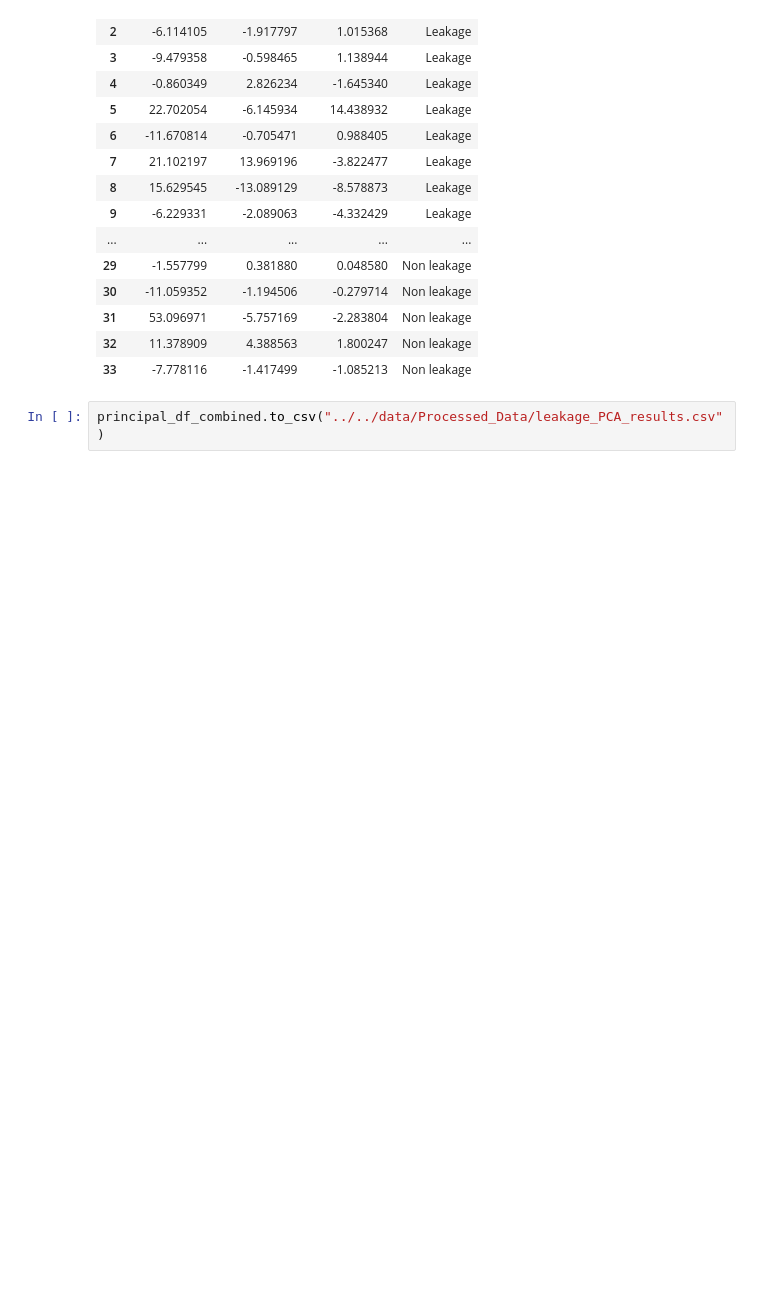
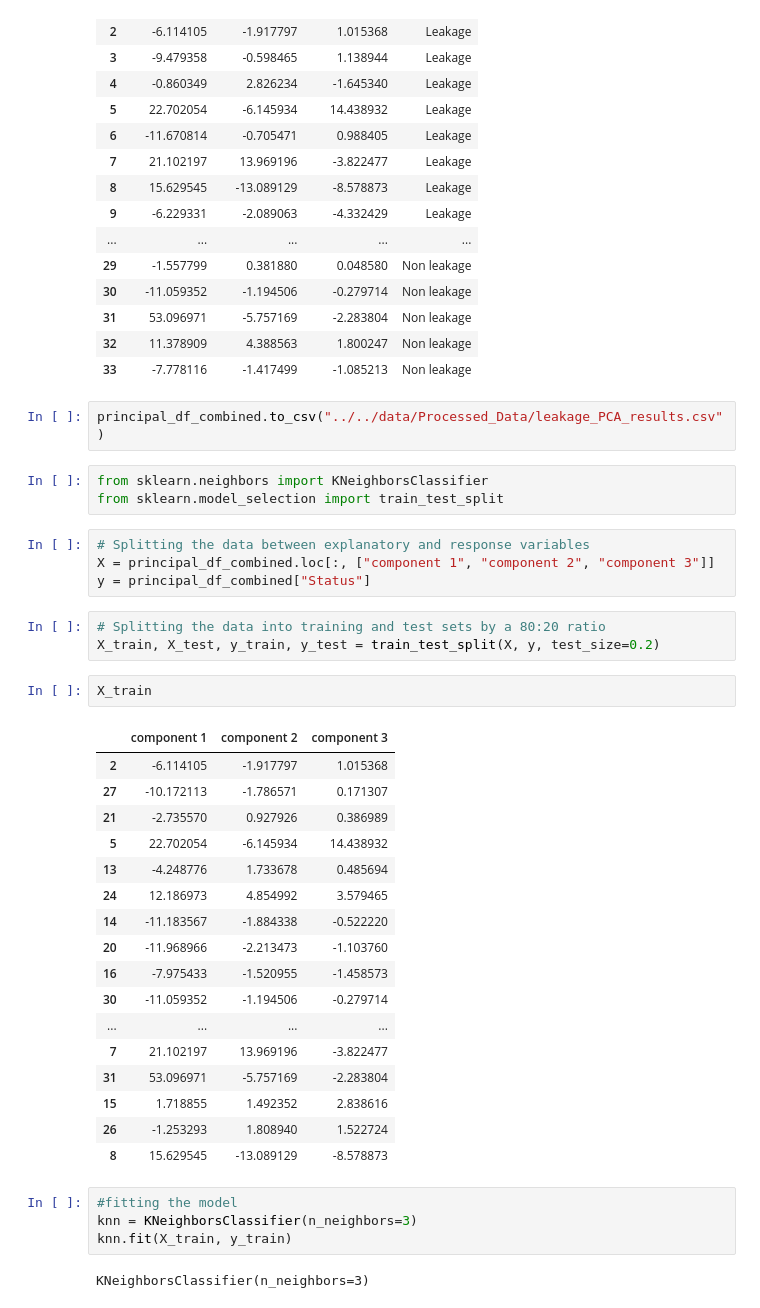
Before and after one commit to Starfarmer2/DIIG_Aquatrax_F23, a Jupyter notebook: src/Small_Leaks/PCA_Caroline.ipynb, the cells around one changed output. Saved outputs shown, nothing was run; the diff lists cells and outputs as text; blank space fills up the shorter version.

Commit message:
Finished KNN model

```diff
--- a/src/Small_Leaks/PCA_Caroline.ipynb
+++ b/src/Small_Leaks/PCA_Caroline.ipynb
@@ -646,3 +646,39 @@ principal_df_combined
 | 33 | -7.778116 | -1.417499 | -1.085213 | Non leakage |
 # %%
 principal_df_combined.to_csv("../../data/Processed_Data/leakage_PCA_results.csv")
+# %%
+from sklearn.neighbors import KNeighborsClassifier
+from sklearn.model_selection import train_test_split
+# %%
+# Splitting the data between explanatory and response variables
+X = principal_df_combined.loc[:, ["component 1", "component 2", "component 3"]]
+y = principal_df_combined["Status"]
+# %%
+# Splitting the data into training and test sets by a 80:20 ratio
+X_train, X_test, y_train, y_test = train_test_split(X, y, test_size=0.2)
+# %%
+X_train
+# %% [output]
+|  | component 1 | component 2 | component 3 |
+| 2 | -6.114105 | -1.917797 | 1.015368 |
+| 27 | -10.172113 | -1.786571 | 0.171307 |
+| 21 | -2.735570 | 0.927926 | 0.386989 |
+| 5 | 22.702054 | -6.145934 | 14.438932 |
+| 13 | -4.248776 | 1.733678 | 0.485694 |
+| 24 | 12.186973 | 4.854992 | 3.579465 |
+| 14 | -11.183567 | -1.884338 | -0.522220 |
+| 20 | -11.968966 | -2.213473 | -1.103760 |
+| 16 | -7.975433 | -1.520955 | -1.458573 |
+| 30 | -11.059352 | -1.194506 | -0.279714 |
+| ... | ... | ... | ... |
+| 7 | 21.102197 | 13.969196 | -3.822477 |
+| 31 | 53.096971 | -5.757169 | -2.283804 |
+| 15 | 1.718855 | 1.492352 | 2.838616 |
+| 26 | -1.253293 | 1.808940 | 1.522724 |
+| 8 | 15.629545 | -13.089129 | -8.578873 |
+# %%
+#fitting the model
+knn = KNeighborsClassifier(n_neighbors=3)
+knn.fit(X_train, y_train)
+# %% [output]
+KNeighborsClassifier(n_neighbors=3)
```
Also changed, not shown: parts of 3 cells of this notebook.
